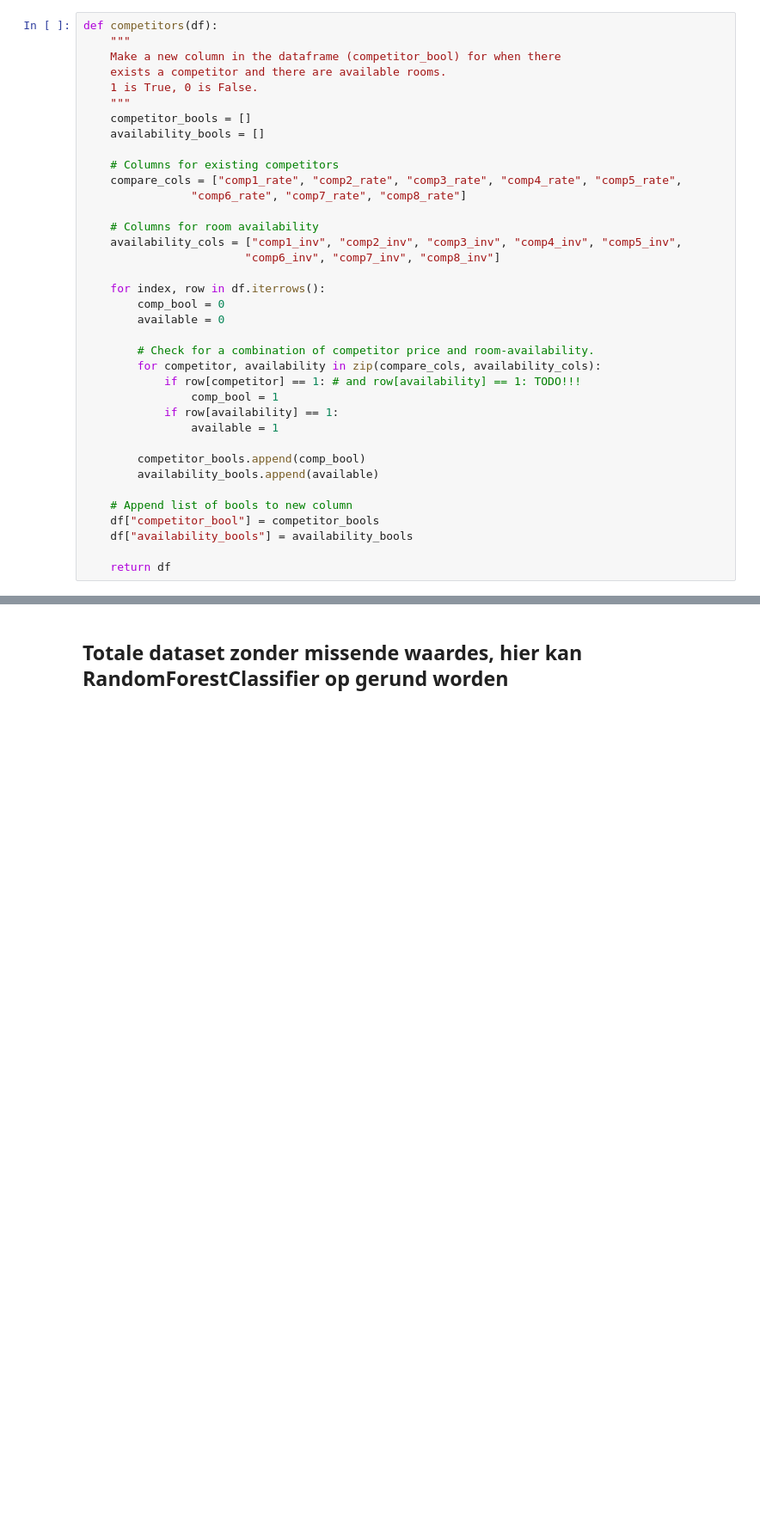
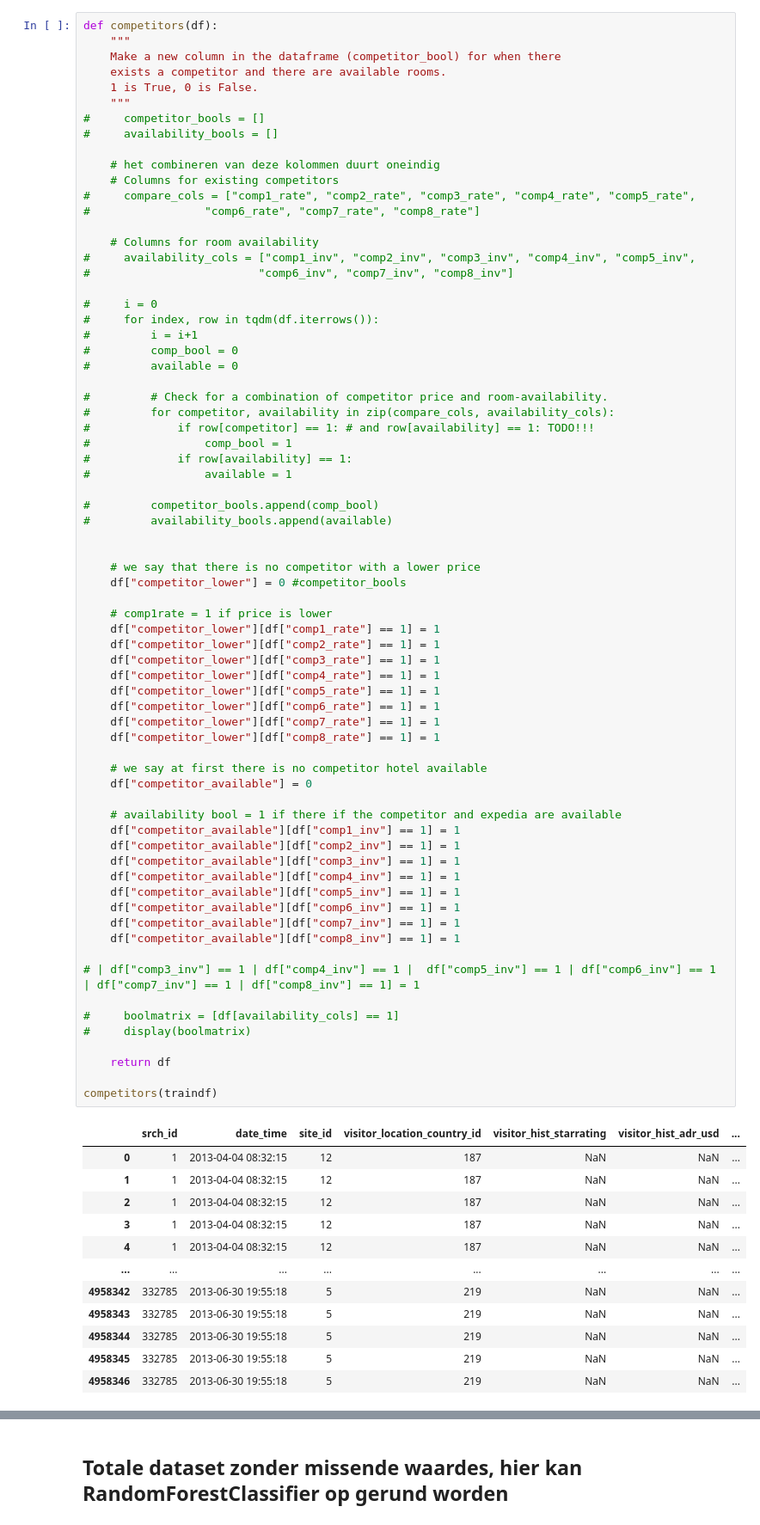
Before and after one commit to NatasjaWezel/DataMiningTechniques, a Jupyter notebook: Assignment2/create_clean_df.ipynb, the cells around one changed output, grey strips where cells are left out. Shown at 86% size. Cells and saved outputs as stored; diff of their text form; blank space fills up the shorter version.

```diff
--- a/Assignment2/create_clean_df.ipynb
+++ b/Assignment2/create_clean_df.ipynb
@@ -38,37 +32,83 @@ testing_set = True
 # %%
 def competitors(df):
     """
     Make a new column in the dataframe (competitor_bool) for when there
     exists a competitor and there are available rooms.
     1 is True, 0 is False.
     """
-    competitor_bools = []
-    availability_bools = []
+#     competitor_bools = []
+#     availability_bools = []
 
+    # het combineren van deze kolommen duurt oneindig
     # Columns for existing competitors
-    compare_cols = ["comp1_rate", "comp2_rate", "comp3_rate", "comp4_rate", "comp5_rate",
-                "comp6_rate", "comp7_rate", "comp8_rate"]
+#     compare_cols = ["comp1_rate", "comp2_rate", "comp3_rate", "comp4_rate", "comp5_rate",
+#                 "comp6_rate", "comp7_rate", "comp8_rate"]
 
     # Columns for room availability
-    availability_cols = ["comp1_inv", "comp2_inv", "comp3_inv", "comp4_inv", "comp5_inv",
-                        "comp6_inv", "comp7_inv", "comp8_inv"]
+#     availability_cols = ["comp1_inv", "comp2_inv", "comp3_inv", "comp4_inv", "comp5_inv",
+#                         "comp6_inv", "comp7_inv", "comp8_inv"]
 
-    for index, row in df.iterrows():
-        comp_bool = 0
-        available = 0
+#     i = 0
+#     for index, row in tqdm(df.iterrows()):
+#         i = i+1
+#         comp_bool = 0
+#         available = 0
 
-        # Check for a combination of competitor price and room-availability.
-        for competitor, availability in zip(compare_cols, availability_cols):
-            if row[competitor] == 1: # and row[availability] == 1: TODO!!!
-                comp_bool = 1
-            if row[availability] == 1:
-                available = 1
+#         # Check for a combination of competitor price and room-availability.
+#         for competitor, availability in zip(compare_cols, availability_cols):
+#             if row[competitor] == 1: # and row[availability] == 1: TODO!!!
+#                 comp_bool = 1
+#             if row[availability] == 1:
+#                 available = 1
 
-        competitor_bools.append(comp_bool)
-        availability_bools.append(available)
+#         competitor_bools.append(comp_bool)
+#         availability_bools.append(available)
 
-    # Append list of bools to new column
-    df["competitor_bool"] = competitor_bools
-    df["availability_bools"] = availability_bools
+
+    # we say that there is no competitor with a lower price
+    df["competitor_lower"] = 0 #competitor_bools
+
+    # comp1rate = 1 if price is lower
+    df["competitor_lower"][df["comp1_rate"] == 1] = 1
+    df["competitor_lower"][df["comp2_rate"] == 1] = 1
+    df["competitor_lower"][df["comp3_rate"] == 1] = 1
+    df["competitor_lower"][df["comp4_rate"] == 1] = 1
+    df["competitor_lower"][df["comp5_rate"] == 1] = 1
+    df["competitor_lower"][df["comp6_rate"] == 1] = 1
+    df["competitor_lower"][df["comp7_rate"] == 1] = 1
+    df["competitor_lower"][df["comp8_rate"] == 1] = 1
+
+    # we say at first there is no competitor hotel available
+    df["competitor_available"] = 0
+
+    # availability bool = 1 if there if the competitor and expedia are available
+    df["competitor_available"][df["comp1_inv"] == 1] = 1
+    df["competitor_available"][df["comp2_inv"] == 1] = 1
+    df["competitor_available"][df["comp3_inv"] == 1] = 1
+    df["competitor_available"][df["comp4_inv"] == 1] = 1
+    df["competitor_available"][df["comp5_inv"] == 1] = 1
+    df["competitor_available"][df["comp6_inv"] == 1] = 1
+    df["competitor_available"][df["comp7_inv"] == 1] = 1
+    df["competitor_available"][df["comp8_inv"] == 1] = 1
+
+# | df["comp3_inv"] == 1 | df["comp4_inv"] == 1 |  df["comp5_inv"] == 1 | df["comp6_inv"] == 1 | df["comp7_inv"] == 1 | df["comp8_inv"] == 1] = 1
+
+#     boolmatrix = [df[availability_cols] == 1]
+#     display(boolmatrix)
 
     return df
+
+competitors(traindf)
+# %% [output]
+|  | srch_id | date_time | site_id | visitor_location_country_id | visitor_hist_starrating | visitor_hist_adr_usd | ... |
+| 0 | 1 | 2013-04-04 08:32:15 | 12 | 187 | NaN | NaN | ... |
+| 1 | 1 | 2013-04-04 08:32:15 | 12 | 187 | NaN | NaN | ... |
+| 2 | 1 | 2013-04-04 08:32:15 | 12 | 187 | NaN | NaN | ... |
+| 3 | 1 | 2013-04-04 08:32:15 | 12 | 187 | NaN | NaN | ... |
+| 4 | 1 | 2013-04-04 08:32:15 | 12 | 187 | NaN | NaN | ... |
+| ... | ... | ... | ... | ... | ... | ... | ... |
+| 4958342 | 332785 | 2013-06-30 19:55:18 | 5 | 219 | NaN | NaN | ... |
+| 4958343 | 332785 | 2013-06-30 19:55:18 | 5 | 219 | NaN | NaN | ... |
+| 4958344 | 332785 | 2013-06-30 19:55:18 | 5 | 219 | NaN | NaN | ... |
+| 4958345 | 332785 | 2013-06-30 19:55:18 | 5 | 219 | NaN | NaN | ... |
+| 4958346 | 332785 | 2013-06-30 19:55:18 | 5 | 219 | NaN | NaN | ... |
```
Also changed, not shown: parts of 15 cells of this notebook.
